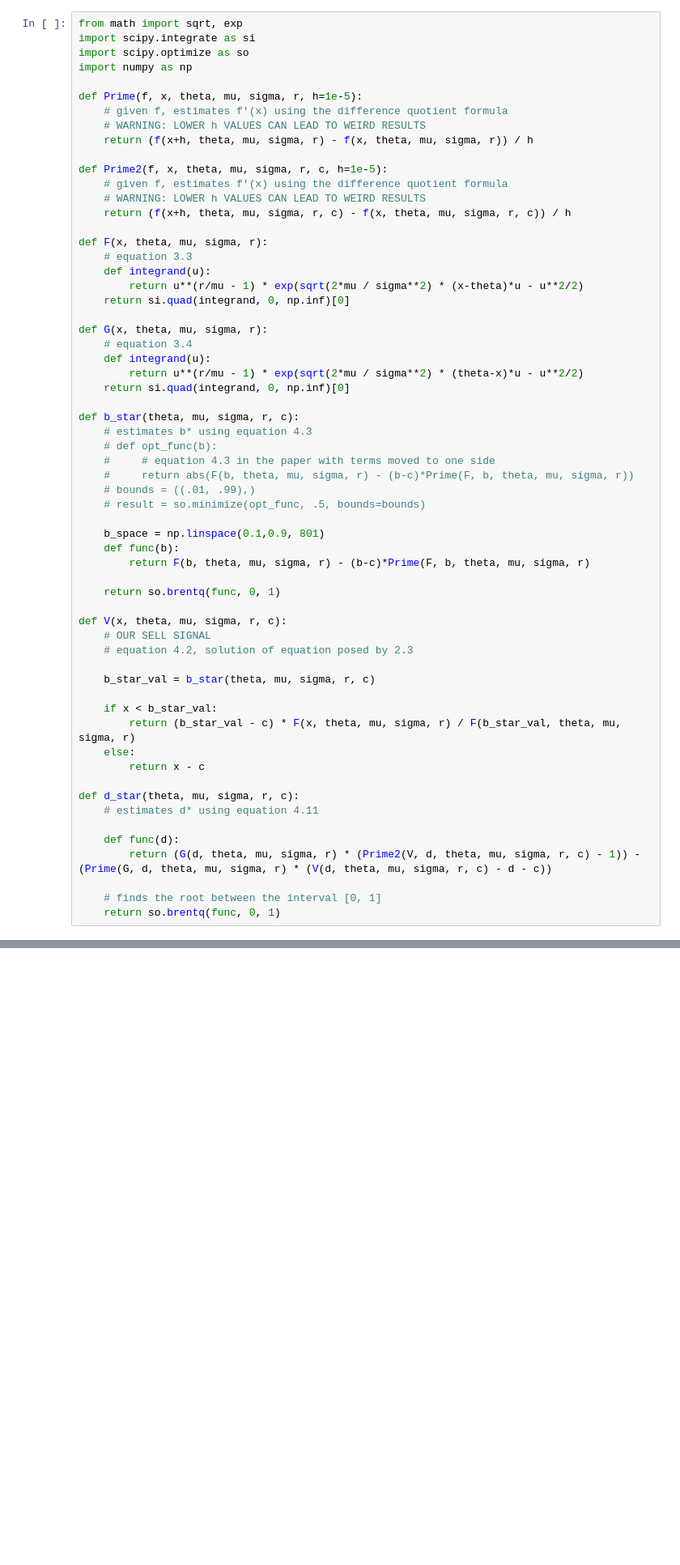
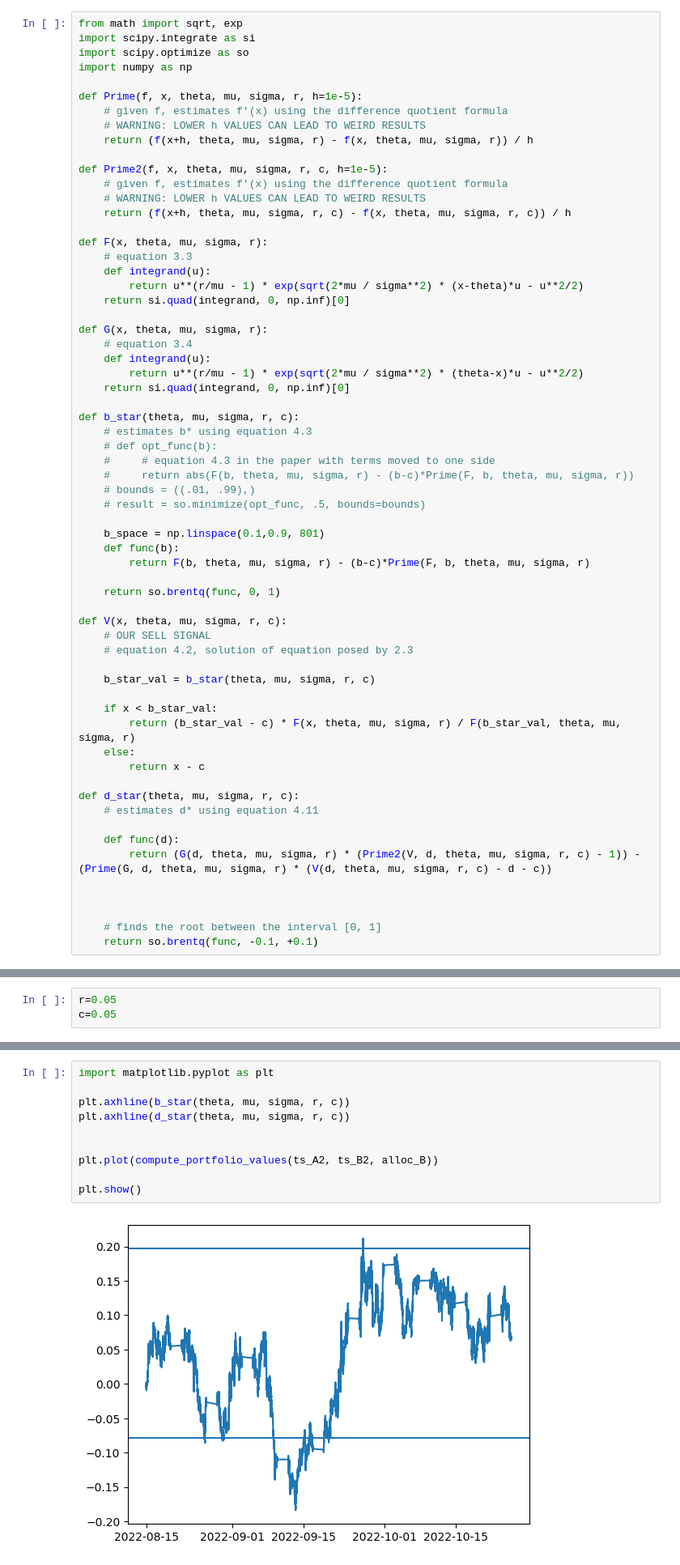
Before and after one commit to Nic-Amir/ou-modeling, a Jupyter notebook: research.ipynb, the cells around one changed output, grey strips where cells are left out. Shown at 81% size. Drawn from its saved outputs; the diff is of its cells as text; blank space fills up the shorter version.

```diff
--- a/research.ipynb
+++ b/research.ipynb
@@ -157,8 +157,10 @@ def d_star(theta, mu, sigma, r, c):
     def func(d):
         return (G(d, theta, mu, sigma, r) * (Prime2(V, d, theta, mu, sigma, r, c) - 1)) - (Prime(G, d, theta, mu, sigma, r) * (V(d, theta, mu, sigma, r, c) - d - c))
 
+
+
     # finds the root between the interval [0, 1]
-    return so.brentq(func, 0, 1)
+    return so.brentq(func, -0.1, +0.1)
 # %%
 import numpy as np
 import pandas as pd
@@ -196,0 +204,3 @@ theta, mu, sigma, alloc_B
+# %%
+r=0.05
+c=0.05
@@ -196,0 +215,12 @@ theta, mu, sigma, alloc_B
+# %%
+import matplotlib.pyplot as plt
+
+plt.axhline(b_star(theta, mu, sigma, r, c))
+plt.axhline(d_star(theta, mu, sigma, r, c))
+
+
+plt.plot(compute_portfolio_values(ts_A2, ts_B2, alloc_B))
+
+plt.show()
+# %% [output]
+[figure, added]
```
Also changed, not shown: parts of 9 cells of this notebook.
